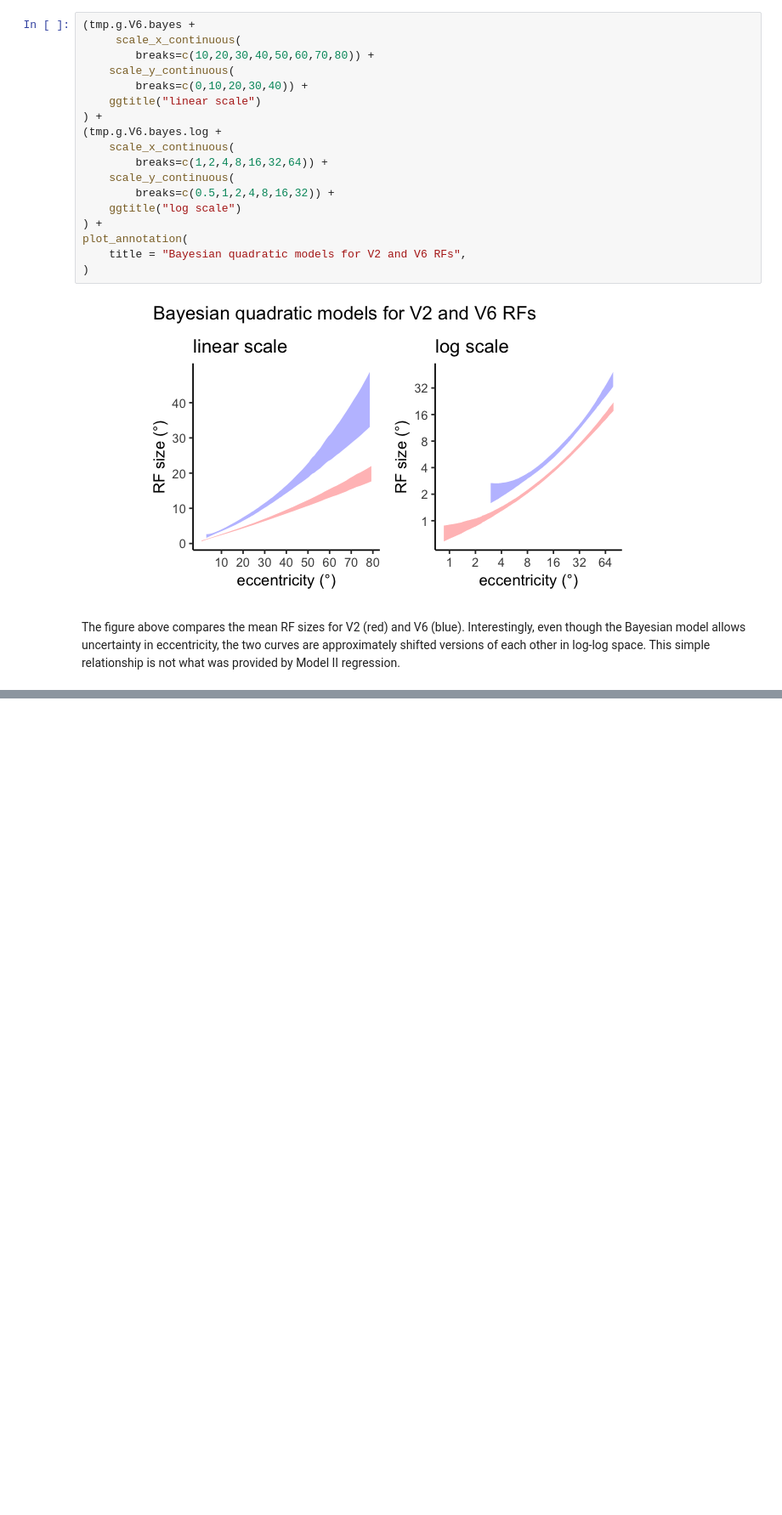
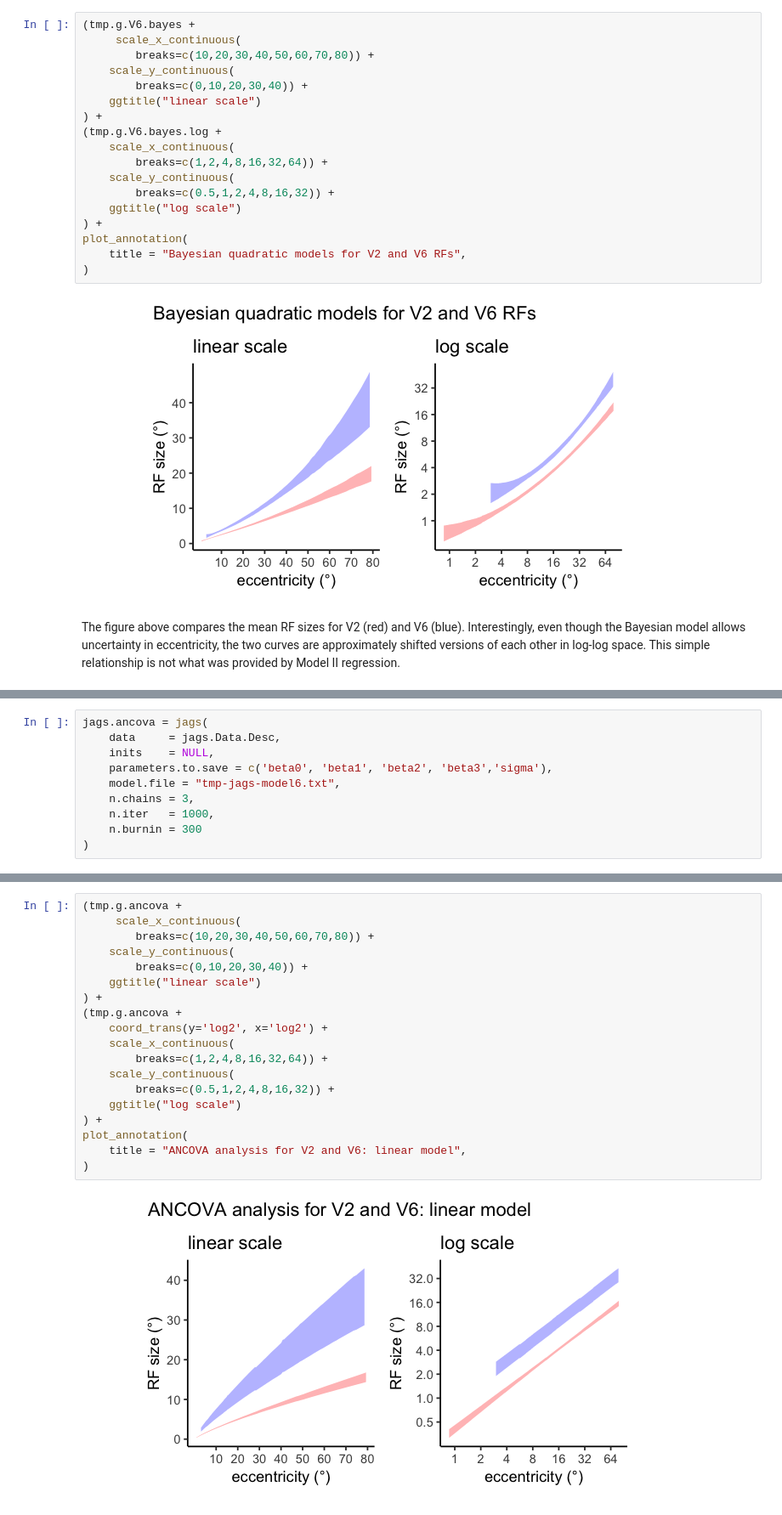
Before and after one commit to hsinhaoyu/bayesian-rf, a Jupyter notebook: bayesian_rf_analysis.ipynb, the cells around one changed output, grey strips where cells are left out. Shown at 85% size. Saved outputs shown, nothing was run; the diff lists cells and outputs as text; blank space fills up the shorter version.

Commit message:
added ANCOVA

```diff
--- a/bayesian_rf_analysis.ipynb
+++ b/bayesian_rf_analysis.ipynb
@@ -1494,0 +1551,10 @@ Judging from the figure above, the answer should be obvious. But we still want t
+# %%
+jags.ancova = jags(
+    data     = jags.Data.Desc,
+    inits    = NULL,
+    parameters.to.save = c('beta0', 'beta1', 'beta2', 'beta3','sigma'),
+    model.file = "tmp-jags-model6.txt",
+    n.chains = 3,
+    n.iter   = 1000,
+    n.burnin = 300
+)
@@ -1494,0 +1663,21 @@ Judging from the figure above, the answer should be obvious. But we still want t
+# %%
+(tmp.g.ancova +
+     scale_x_continuous(
+        breaks=c(10,20,30,40,50,60,70,80)) +
+    scale_y_continuous(
+        breaks=c(0,10,20,30,40)) +
+    ggtitle("linear scale")
+) +
+(tmp.g.ancova +
+    coord_trans(y='log2', x='log2') +
+    scale_x_continuous(
+        breaks=c(1,2,4,8,16,32,64)) +
+    scale_y_continuous(
+        breaks=c(0.5,1,2,4,8,16,32)) +
+    ggtitle("log scale")
+) +
+plot_annotation(
+    title = "ANCOVA analysis for V2 and V6: linear model",
+)
+# %% [output]
+[figure, added]
```
Also changed, not shown: parts of 14 cells of this notebook, 2 other files.
